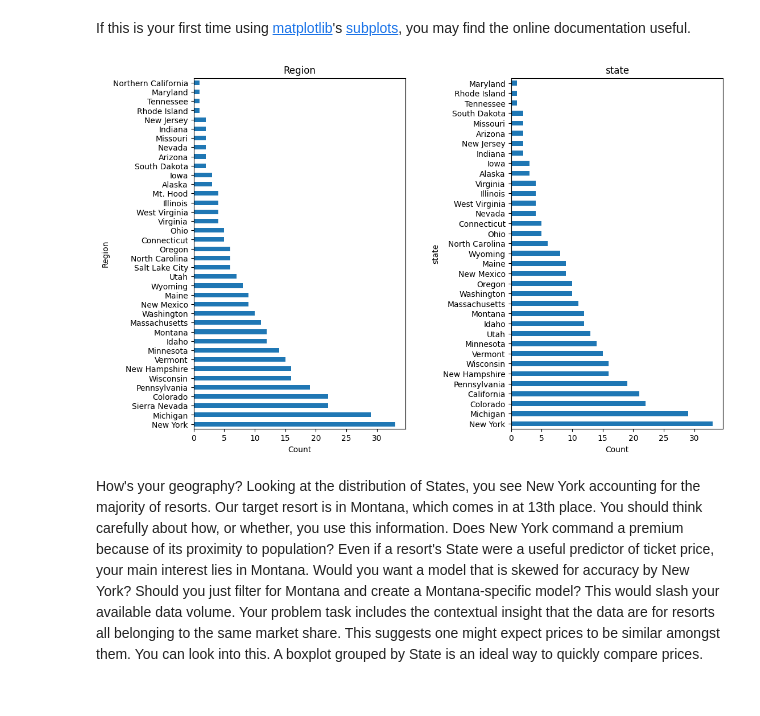
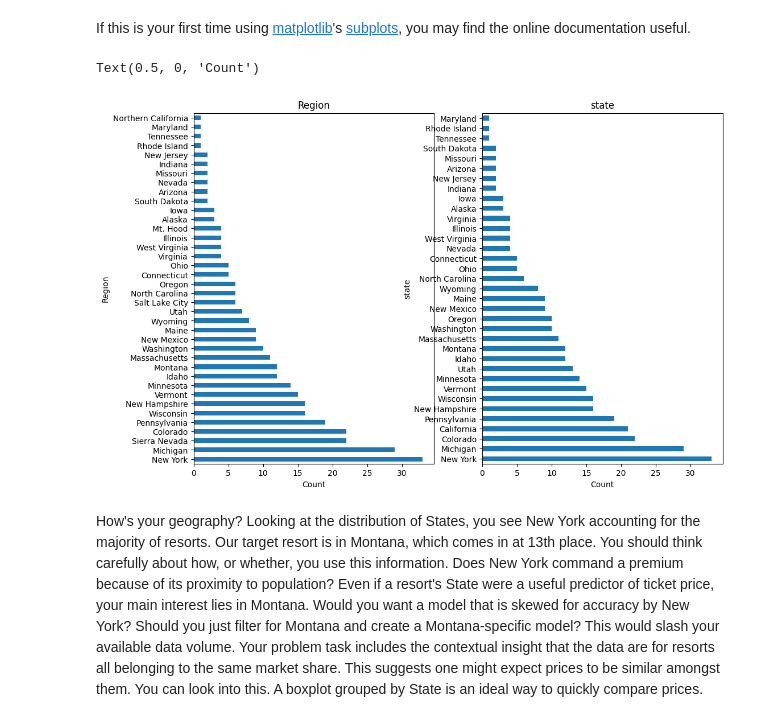
Before and after one commit to AlejandroLeonRomero/Springboard, a Jupyter notebook: Big Mountain Resort/DataScienceGuidedCapstone/Notebooks/02_data_wrangling.ipynb, the cells around one changed output. Saved outputs shown, nothing was run; the diff lists cells and outputs as text; code cells hidden in the pictures.

```diff
--- a/Big Mountain Resort/DataScienceGuidedCapstone/Notebooks/02_data_wrangling.ipynb
+++ b/Big Mountain Resort/DataScienceGuidedCapstone/Notebooks/02_data_wrangling.ipynb
@@ -331,26 +341,27 @@ If this is your first time using [matplotlib](https://matplotlib.org/3.2.2/index
 # %%
 #Code task 13#
 #Create two subplots on 1 row and 2 columns with a figsize of (12, 8)
 fig, ax = plt.subplots(1, 2, figsize=(12, 8))
 #Specify a horizontal barplot ('barh') as kind of plot (kind=)
 ski_data.Region.value_counts().plot(kind='barh', ax=ax[0])
 #Give the plot a helpful title of 'Region'
 ax[0].set_title('Region')
 #Label the xaxis 'Count'
 ax[0].set_xlabel('Count')
 #Specify a horizontal barplot ('barh') as kind of plot (kind=)
 ski_data.state.value_counts().plot(kind='barh', ax=ax[1])
 #Give the plot a helpful title of 'state'
 ax[1].set_title('state')
 #Label the xaxis 'Count'
 ax[1].set_xlabel('Count')
 #Give the subplots a little "breathing room" with a wspace of 0.5
-plt.subplots_adjust(wspace=0.5);
+#plt.subplots_adjust(wspace=0.5);
 #You're encouraged to explore a few different figure sizes, orientations, and spacing here
 # as the importance of easy-to-read and informative figures is frequently understated
 # and you will find the ability to tweak figures invaluable later on
 # %% [output]
+Text(0.5, 0, 'Count')
-[figure, old version]
+[figure, new version]
 # %% [markdown]
 How's your geography? Looking at the distribution of States, you see New York accounting for the majority of resorts. Our target resort is in Montana, which comes in at 13th place. You should think carefully about how, or whether, you use this information. Does New York command a premium because of its proximity to population? Even if a resort's State were a useful predictor of ticket price, your main interest lies in Montana. Would you want a model that is skewed for accuracy by New York? Should you just filter for Montana and create a Montana-specific model? This would slash your available data volume. Your problem task includes the contextual insight that the data are for resorts all belonging to the same market share. This suggests one might expect prices to be similar amongst them. You can look into this. A boxplot grouped by State is an ideal way to quickly compare prices. Another side note worth bringing up here is that, in reality, the best approach here definitely would include consulting with the client or other domain expert. They might know of good reasons for treating states equivalently or differently. The data scientist is rarely the final arbiter of such a decision. But here, you'll see if we can find any supporting evidence for treating states the same or differently.
 # %% [markdown]
```
Also changed, not shown: parts of 33 cells of this notebook.
